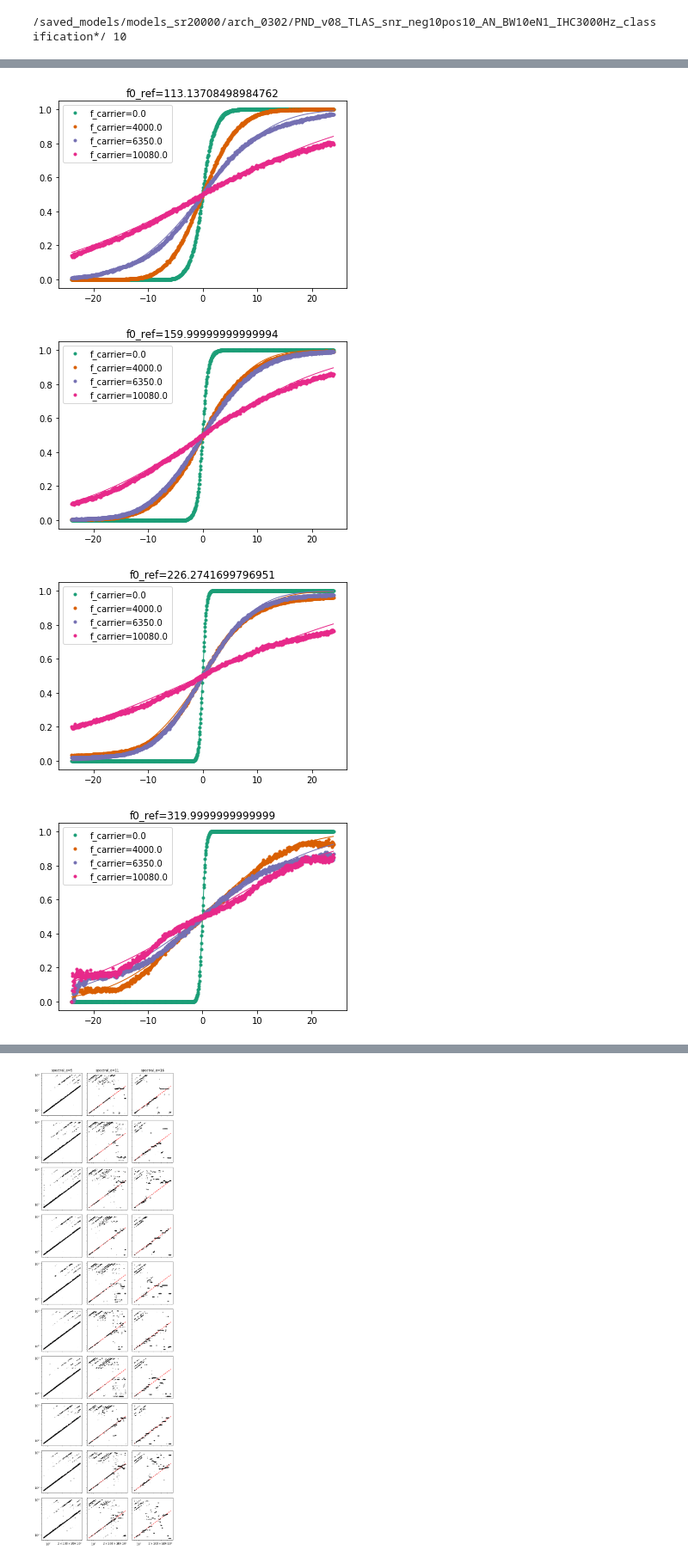
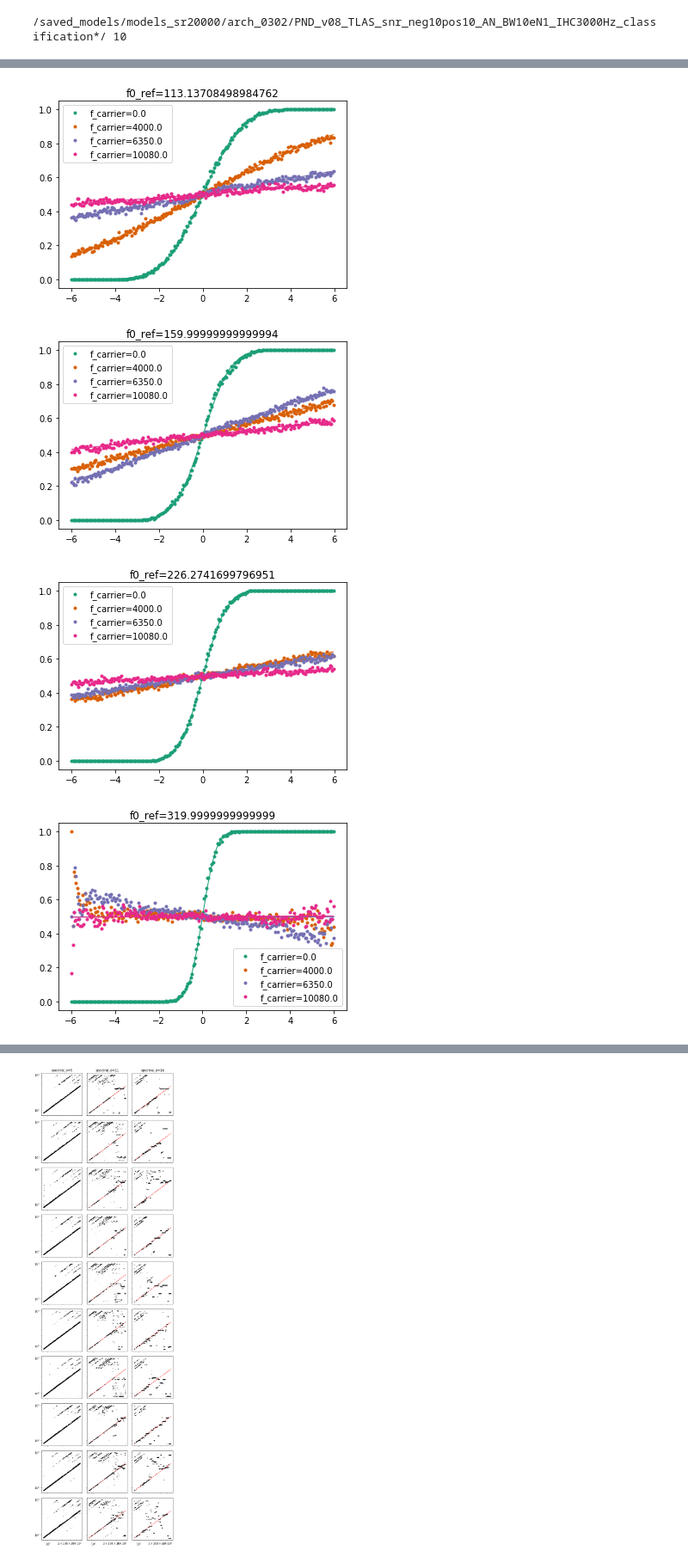
Before and after one commit to msaddler/pitchnet, a Jupyter notebook: assets_psychophysics/notebook_scratch_psychophysics.ipynb, the cells around one changed output, grey strips where cells are left out. Shown: that part at 86% size. Drawn from its saved outputs; the diff is of its cells as text; code cells hidden in the pictures.

```diff
--- a/assets_psychophysics/notebook_scratch_psychophysics.ipynb
+++ b/assets_psychophysics/notebook_scratch_psychophysics.ipynb
@@ -1644,7 +1644,7 @@ key_inner = 'f_carrier'
 # key_outer = 'low_harm'
 # key_inner = 'phase_mode'
 
-rd0 = dict_results_dicts[experiment_key][-3]
+rd0 = dict_results_dicts[experiment_key][0]
 
 color_list = util_figures.get_color_list(8, cmap_name='Dark2')
 
@@ -1671,7 +1671,7 @@ for val_outer in np.unique(rd0[key_outer]):
-[figure, old version]
+[figure, new version]
-[figure, old version]
+[figure, new version]
-[figure, old version]
+[figure, new version]
-[figure, old version]
+[figure, new version]
 # %%
 import os
 import sys
```
Also changed, not shown: parts of 1 cell of this notebook, 1 other file.
